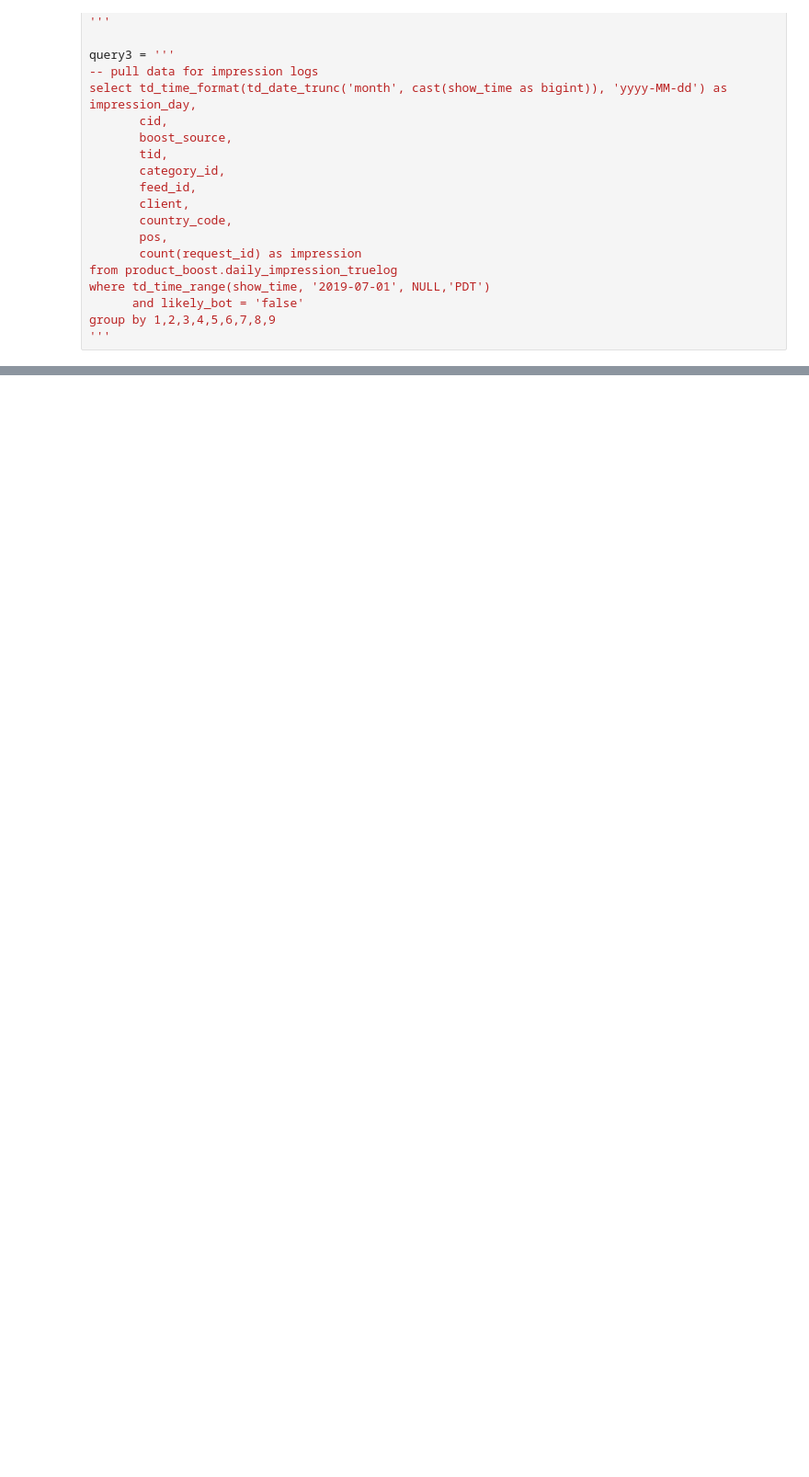
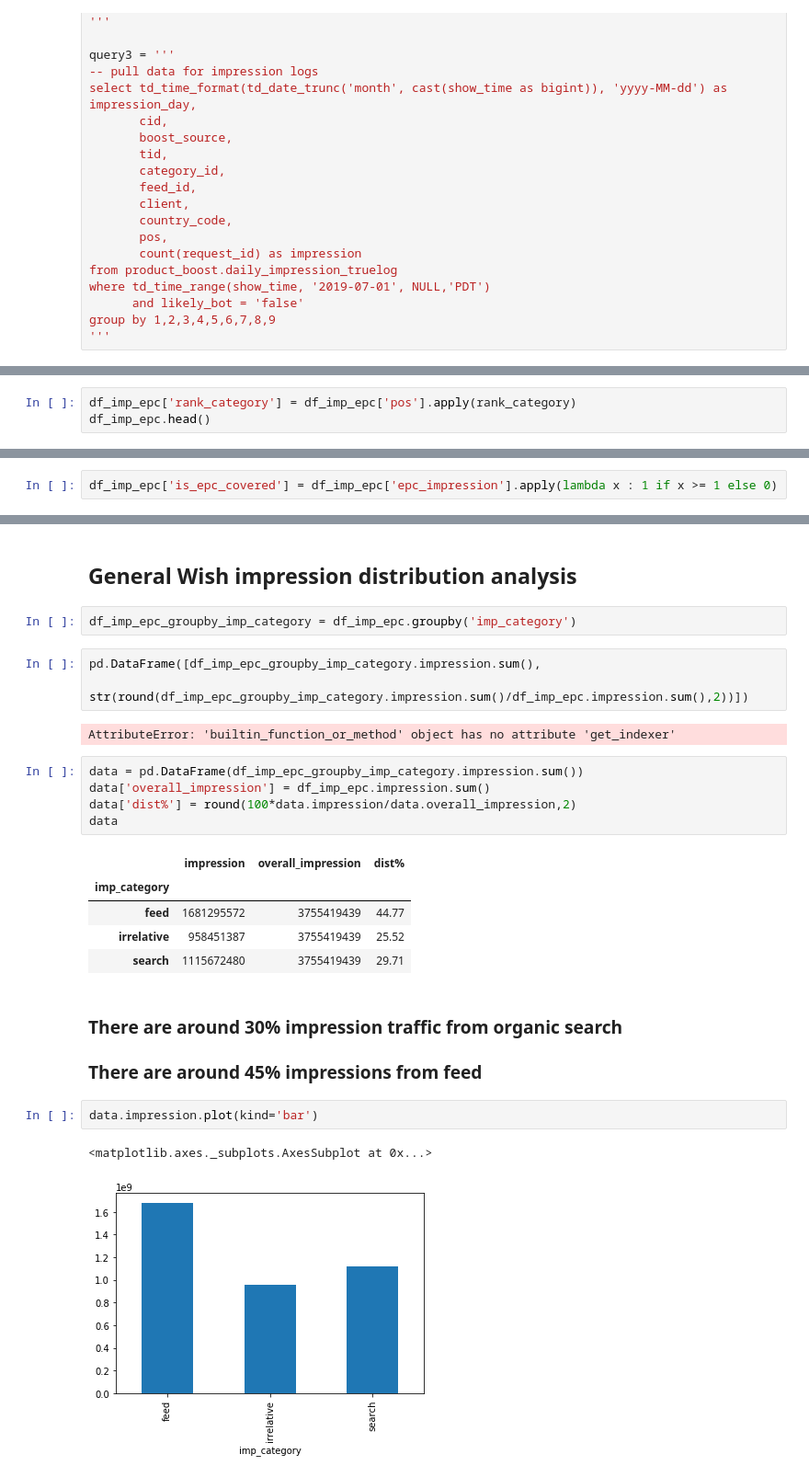
Before and after one commit to zzhang-wish/zzhang_logistics, a Jupyter notebook: EPC_prod_boost/EPC_boost_opportunity_analysis.ipynb, the cells around one changed output, grey strips where cells are left out. Shown at 92% size. Drawn from its saved outputs; the diff is of its cells as text; blank space fills up the shorter version.

Commit message:
checkpoint of EPC boosting analysis

```diff
--- a/EPC_prod_boost/EPC_boost_opportunity_analysis.ipynb
+++ b/EPC_prod_boost/EPC_boost_opportunity_analysis.ipynb
@@ -63,0 +152,3 @@ group by 1,2,3,4,5,6,7,8,9
+# %%
+df_imp_epc['rank_category'] = df_imp_epc['pos'].apply(rank_category)
+df_imp_epc.head()
@@ -63,0 +162,2 @@ group by 1,2,3,4,5,6,7,8,9
+# %%
+df_imp_epc['is_epc_covered'] = df_imp_epc['epc_impression'].apply(lambda x : 1 if x >= 1 else 0)
@@ -63,0 +173,28 @@ group by 1,2,3,4,5,6,7,8,9
+# %% [markdown]
+## General Wish impression distribution analysis
+# %%
+df_imp_epc_groupby_imp_category = df_imp_epc.groupby('imp_category')
+# %%
+pd.DataFrame([df_imp_epc_groupby_imp_category.impression.sum(),
+              str(round(df_imp_epc_groupby_imp_category.impression.sum()/df_imp_epc.impression.sum(),2))])
+# %% [output]
+AttributeError: 'builtin_function_or_method' object has no attribute 'get_indexer'
+# %%
+data = pd.DataFrame(df_imp_epc_groupby_imp_category.impression.sum())
+data['overall_impression'] = df_imp_epc.impression.sum()
+data['dist%'] = round(100*data.impression/data.overall_impression,2)
+data
+# %% [output]
+|  | impression | overall_impression | dist% |
+| imp_category |  |  |  |
+| feed | 1681295572 | 3755419439 | 44.77 |
+| irrelative | 958451387 | 3755419439 | 25.52 |
+| search | 1115672480 | 3755419439 | 29.71 |
+# %% [markdown]
+### There are around 30% impression traffic from organic search
+### There are around 45% impressions from feed
+# %%
+data.impression.plot(kind='bar')
+# %% [output]
+<matplotlib.axes._subplots.AxesSubplot at 0x...>
+[figure, added]
```
Also changed, not shown: parts of 20 cells of this notebook, 1 other file.
